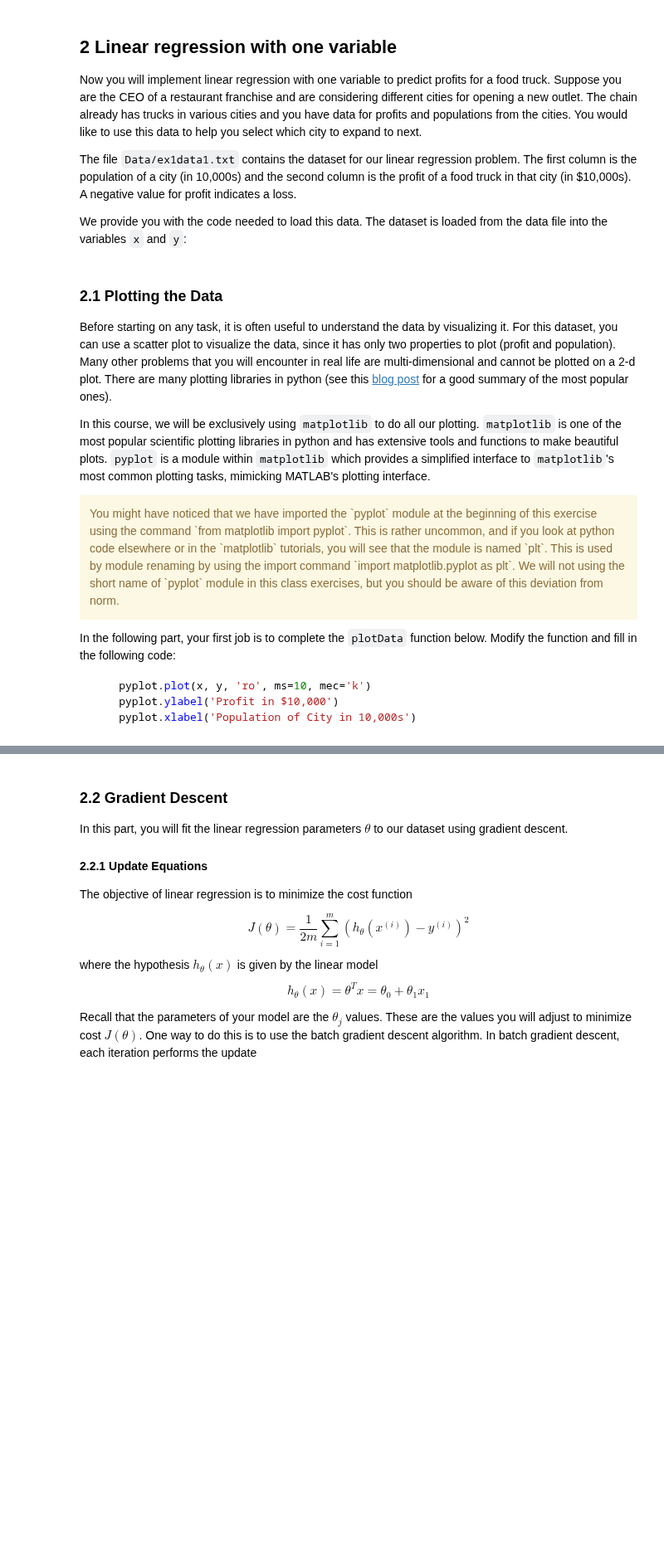
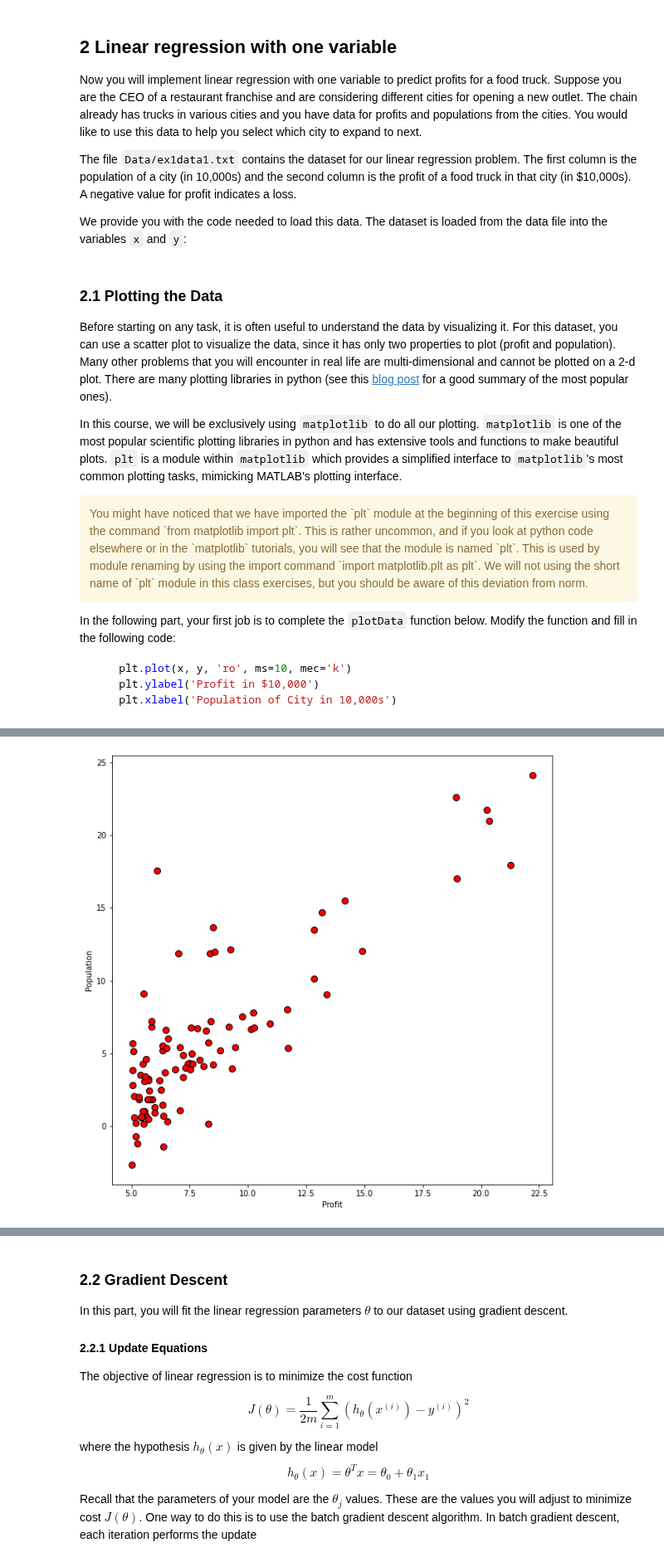
Before and after one commit to dibgerge/ml-coursera-python-assignments, a Jupyter notebook: Exercise1/exercise1.ipynb, the cells around one changed output, grey strips where cells are left out. Shown at 83% size. Cells and saved outputs as stored; diff of their text form; code cells hidden in the pictures; blank space fills up the shorter version.

````diff
--- a/Exercise1/exercise1.ipynb
+++ b/Exercise1/exercise1.ipynb
@@ -140,7 +150,7 @@ We provide you with the code needed to load this data. The dataset is loaded fro
 # %%
 # Read comma separated data
 data = np.loadtxt(os.path.join('Data', 'ex1data1.txt'), delimiter=',')
-X, y = data[:, 0], data[:, 1]
+x, y = data[:, 0], data[:, 1]
 
 m = y.size  # number of training examples
 # %% [markdown]
@@ -148,19 +158,19 @@ m = y.size  # number of training examples
 
 Before starting on any task, it is often useful to understand the data by visualizing it. For this dataset, you can use a scatter plot to visualize the data, since it has only two properties to plot (profit and population). Many other problems that you will encounter in real life are multi-dimensional and cannot be plotted on a 2-d plot. There are many plotting libraries in python (see this [blog post](https://blog.modeanalytics.com/python-data-visualization-libraries/) for a good summary of the most popular ones).
 
-In this course, we will be exclusively using `matplotlib` to do all our plotting. `matplotlib` is one of the most popular scientific plotting libraries in python and has extensive tools and functions to make beautiful plots. `pyplot` is a module within `matplotlib` which provides a simplified interface to `matplotlib`'s most common plotting tasks, mimicking MATLAB's plotting interface.
+In this course, we will be exclusively using `matplotlib` to do all our plotting. `matplotlib` is one of the most popular scientific plotting libraries in python and has extensive tools and functions to make beautiful plots. `plt` is a module within `matplotlib` which provides a simplified interface to `matplotlib`'s most common plotting tasks, mimicking MATLAB's plotting interface.
 
 <div class="alert alert-block alert-warning">
-You might have noticed that we have imported the `pyplot` module at the beginning of this exercise using the command `from matplotlib import pyplot`. This is rather uncommon, and if you look at python code elsewhere or in the `matplotlib` tutorials, you will see that the module is named `plt`. This is used by module renaming by using the import command `import matplotlib.pyplot as plt`. We will not using the short name of `pyplot` module in this class exercises, but you should be aware of this deviation from norm.
+You might have noticed that we have imported the `plt` module at the beginning of this exercise using the command `from matplotlib import plt`. This is rather uncommon, and if you look at python code elsewhere or in the `matplotlib` tutorials, you will see that the module is named `plt`. This is used by module renaming by using the import command `import matplotlib.plt as plt`. We will not using the short name of `plt` module in this class exercises, but you should be aware of this deviation from norm.
 </div>
 
 
 In the following part, your first job is to complete the `plotData` function below. Modify the function and fill in the following code:
 
 ```python
-    pyplot.plot(x, y, 'ro', ms=10, mec='k')
-    pyplot.ylabel('Profit in $10,000')
-    pyplot.xlabel('Population of City in 10,000s')
+    plt.plot(x, y, 'ro', ms=10, mec='k')
+    plt.ylabel('Profit in $10,000')
+    plt.xlabel('Population of City in 10,000s')
 ```
 # %%
 def plotData(x, y):
@@ -190,11 +200,13 @@ def plotData(x, y):
     using plot(..., 'ro', ms=10), where `ms` refers to marker size. You
     can also set the marker edge color using the `mec` property.
     """
-    fig = pyplot.figure()  # open a new figure
+    fig = plt.figure(figsize=(10,10))  # open a new figure
 
     # ====================== YOUR CODE HERE =======================
-
-
+    plt.plot(x,y,'ro',ms=8,mec='k')
+    plt.xlabel('Profit')
+    plt.ylabel('Population')
+    plt.show()
     # =============================================================
 # %% [markdown]
 Now run the defined function with the loaded data to visualize the data. The end result should look like the following figure:
@@ -203,5 +215,7 @@ Now run the defined function with the loaded data to visualize the data. The end
 
 Execute the next cell to visualize the data.
 # %%
-plotData(X, y)
+plotData(x, y)
+# %% [output]
+[figure, added]
 # %% [markdown]
````
Also changed, not shown: parts of 29 cells of this notebook.
